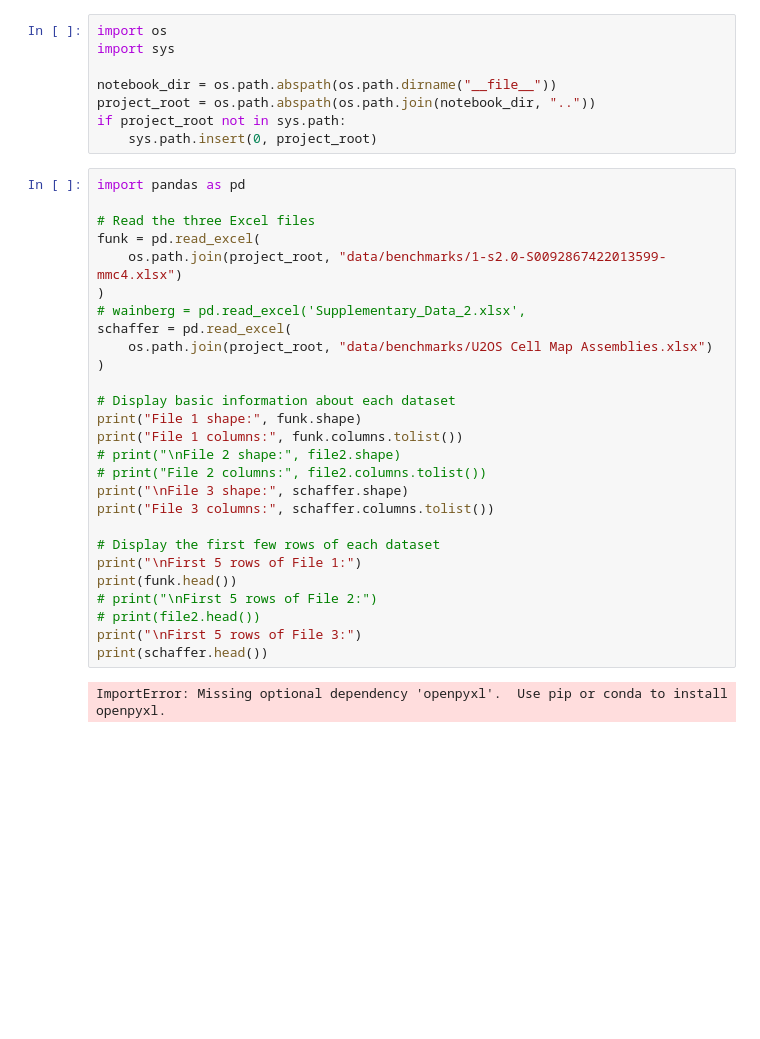
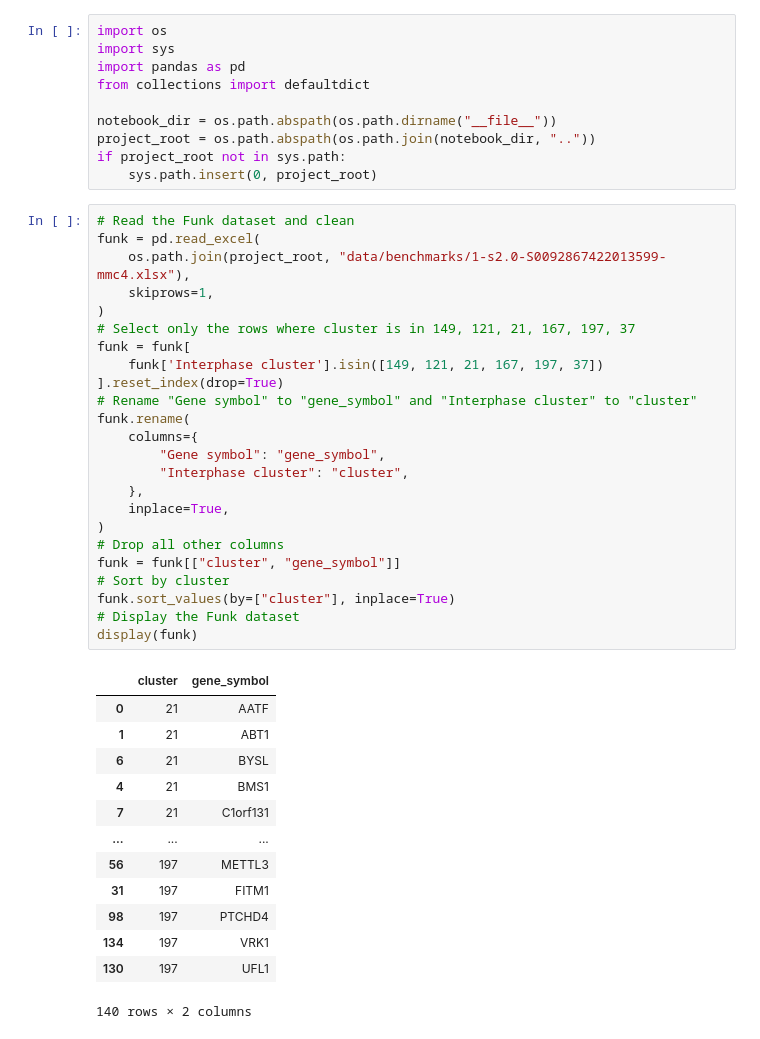
Before and after one commit to cheeseman-lab/mozzarellm, a Jupyter notebook: examples/benchmarks.ipynb, the cells around one changed output. Saved outputs shown, nothing was run; the diff lists cells and outputs as text; blank space fills up the shorter version.

Commit message:
cleanup over the past day

```diff
--- a/examples/benchmarks.ipynb
+++ b/examples/benchmarks.ipynb
@@ -1,37 +1,48 @@
 # %%
 import os
 import sys
+import pandas as pd
+from collections import defaultdict
 
 notebook_dir = os.path.abspath(os.path.dirname("__file__"))
 project_root = os.path.abspath(os.path.join(notebook_dir, ".."))
 if project_root not in sys.path:
     sys.path.insert(0, project_root)
 # %%
-import pandas as pd
-
-# Read the three Excel files
+# Read the Funk dataset and clean
 funk = pd.read_excel(
-    os.path.join(project_root, "data/benchmarks/1-s2.0-S0092867422013599-mmc4.xlsx")
+    os.path.join(project_root, "data/benchmarks/1-s2.0-S0092867422013599-mmc4.xlsx"),
+    skiprows=1,
 )
-# wainberg = pd.read_excel('Supplementary_Data_2.xlsx',
-schaffer = pd.read_excel(
-    os.path.join(project_root, "data/benchmarks/U2OS Cell Map Assemblies.xlsx")
+# Select only the rows where cluster is in 149, 121, 21, 167, 197, 37
+funk = funk[
+    funk['Interphase cluster'].isin([149, 121, 21, 167, 197, 37])
+].reset_index(drop=True)
+# Rename "Gene symbol" to "gene_symbol" and "Interphase cluster" to "cluster"
+funk.rename(
+    columns={
+        "Gene symbol": "gene_symbol",
+        "Interphase cluster": "cluster",
+    },
+    inplace=True,
 )
-
-# Display basic information about each dataset
-print("File 1 shape:", funk.shape)
-print("File 1 columns:", funk.columns.tolist())
-# print("\nFile 2 shape:", file2.shape)
-# print("File 2 columns:", file2.columns.tolist())
-print("\nFile 3 shape:", schaffer.shape)
-print("File 3 columns:", schaffer.columns.tolist())
-
-# Display the first few rows of each dataset
-print("\nFirst 5 rows of File 1:")
-print(funk.head())
-# print("\nFirst 5 rows of File 2:")
-# print(file2.head())
-print("\nFirst 5 rows of File 3:")
-print(schaffer.head())
+# Drop all other columns
+funk = funk[["cluster", "gene_symbol"]]
+# Sort by cluster
+funk.sort_values(by=["cluster"], inplace=True)
+# Display the Funk dataset
+display(funk)
 # %% [output]
+|  | cluster | gene_symbol |
+| 0 | 21 | AATF |
+| 1 | 21 | ABT1 |
+| 6 | 21 | BYSL |
+| 4 | 21 | BMS1 |
+| 7 | 21 | C1orf131 |
+| ... | ... | ... |
+| 56 | 197 | METTL3 |
+| 31 | 197 | FITM1 |
+| 98 | 197 | PTCHD4 |
+| 134 | 197 | VRK1 |
+| 130 | 197 | UFL1 |
-ImportError: Missing optional dependency 'openpyxl'.  Use pip or conda to install openpyxl.
+140 rows × 2 columns
```
Also changed, not shown: parts of 14 cells of this notebook, 6 other files.
